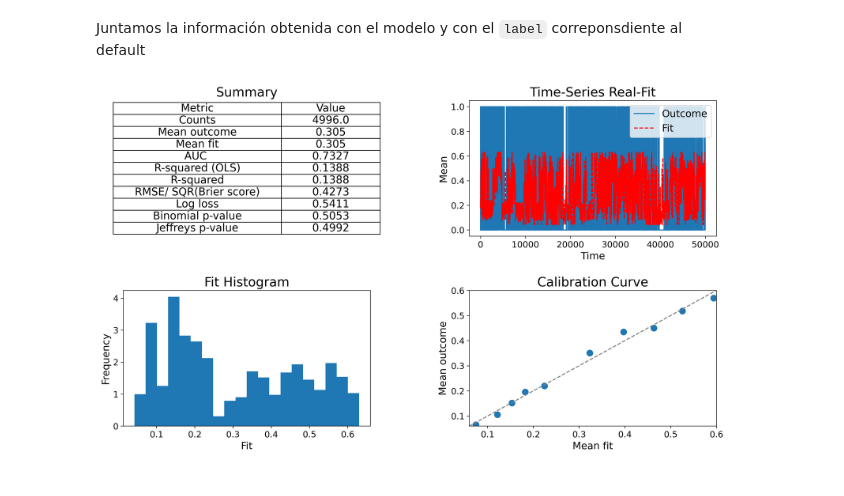
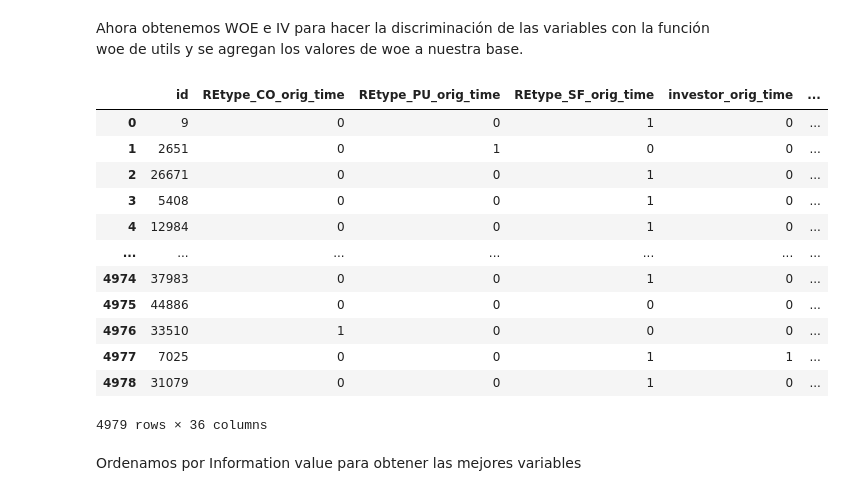
Before and after one commit to arenitss/Proyecto_Final_Analisis_Numerico_Computo_Cientifico, a Jupyter notebook: notebooks/CREDIT_SCORING.ipynb, the cells around one changed output. Saved outputs shown, nothing was run; the diff lists cells and outputs as text; code cells hidden in the pictures.

```diff
--- a/notebooks/CREDIT_SCORING.ipynb
+++ b/notebooks/CREDIT_SCORING.ipynb
@@ -82,3 +96,2 @@ df.head(5)
 # %%
-# Quitamos algunos vacios
-data = df.dropna(subset=['time', 'default_time','LTV_time', 'FICO_orig_time']).copy()
+data = df.dropna(subset=['time', 'default_time','LTV_time', 'FICO_orig_time','state_orig_time']).copy()
@@ -142,17 +142,0 @@ data_score
-# %%
-data_score, outputIV1 = woe(data_in = data_score, target='default_time', variable = 'balance_orig_time',
-                            bins=5, binning = 'True')
-data_score, outputIV2 = woe(data_in = data_score, target='default_time', variable = 'FICO_orig_time',
-                            bins=5, binning = 'True')
-data_score, outputIV3 = woe(data_in = data_score, target='default_time', variable = 'LTV_orig_time',
-                            bins=5, binning = 'True')
-data_score, outputIV4 = woe(data_in = data_score, target='default_time', variable = 'Interest_Rate_orig_time',
-                            bins=5, binning = 'True')
-data_score, outputIV5 = woe(data_in = data_score, target='default_time', variable = 'hpi_orig_time',
-                            bins=5, binning = 'True')
-data_score, outputIV6 = woe(data_in = data_score, target='default_time', variable = 'REtype_CO_orig_time',
-                            bins=5, binning = 'False')
-data_score, outputIV7 = woe(data_in = data_score, target='default_time', variable = 'REtype_PU_orig_time',
-                            bins=5, binning = 'False')
-data_score, outputIV8 = woe(data_in = data_score, target='default_time', variable = 'REtype_SF_orig_time',
-                            bins=5, binning = 'False')
@@ -279,2 +142,0 @@ PD_logit_model_score
-# %% [markdown]
-Juntamos la información obtenida con el modelo y con el `label` correponsdiente al default
@@ -284,4 +143,29 @@ data2_score = pd.merge(data_score_regresion[['id', 'default_time']],PD_logit_mod
-# %%
-validation(data2_score.PD_logit_model_score, data2_score.default_time, data2_score.id)
-# %% [output]
-[figure, removed]
+# %% [markdown]
+Ahora obtenemos WOE e IV para hacer la discriminación de las variables con la función woe de utils y se agregan los valores de woe a nuestra base.
+# %%
+data_score, outputIV1 = utils2.woe(data_in = data_score, target='default_time', variable = 'balance_orig_time', bins=5, binning = 'True')
+data_score, outputIV2 = utils2.woe(data_in = data_score, target='default_time', variable = 'FICO_orig_time', bins=5, binning = 'True')
+data_score, outputIV3 = utils2.woe(data_in = data_score, target='default_time', variable = 'LTV_orig_time', bins=5, binning = 'True')
+data_score, outputIV4 = utils2.woe(data_in = data_score, target='default_time', variable = 'Interest_Rate_orig_time', bins=5, binning = 'True')
+data_score, outputIV5 = utils2.woe(data_in = data_score, target='default_time', variable = 'hpi_orig_time', bins=5, binning = 'True')
+data_score, outputIV6 = utils2.woe(data_in = data_score, target='default_time', variable = 'REtype_CO_orig_time', bins=5, binning = 'False')
+data_score, outputIV7 = utils2.woe(data_in = data_score, target='default_time', variable = 'REtype_PU_orig_time', bins=5, binning = 'False')
+data_score, outputIV8 = utils2.woe(data_in = data_score, target='default_time', variable = 'REtype_SF_orig_time', bins=5, binning = 'False')
+# %%
+data_score
+# %% [output]
+|  | id | REtype_CO_orig_time | REtype_PU_orig_time | REtype_SF_orig_time | investor_orig_time | ... |
+| 0 | 9 | 0 | 0 | 1 | 0 | ... |
+| 1 | 2651 | 0 | 1 | 0 | 0 | ... |
+| 2 | 26671 | 0 | 0 | 1 | 0 | ... |
+| 3 | 5408 | 0 | 0 | 1 | 0 | ... |
+| 4 | 12984 | 0 | 0 | 1 | 0 | ... |
+| ... | ... | ... | ... | ... | ... | ... |
+| 4974 | 37983 | 0 | 0 | 1 | 0 | ... |
+| 4975 | 44886 | 0 | 0 | 0 | 0 | ... |
+| 4976 | 33510 | 1 | 0 | 0 | 0 | ... |
+| 4977 | 7025 | 0 | 0 | 1 | 1 | ... |
+| 4978 | 31079 | 0 | 0 | 1 | 0 | ... |
+4979 rows × 36 columns
+# %% [markdown]
+Ordenamos por Information value para obtener las mejores variables
```
Also changed, not shown: parts of 57 cells of this notebook.
